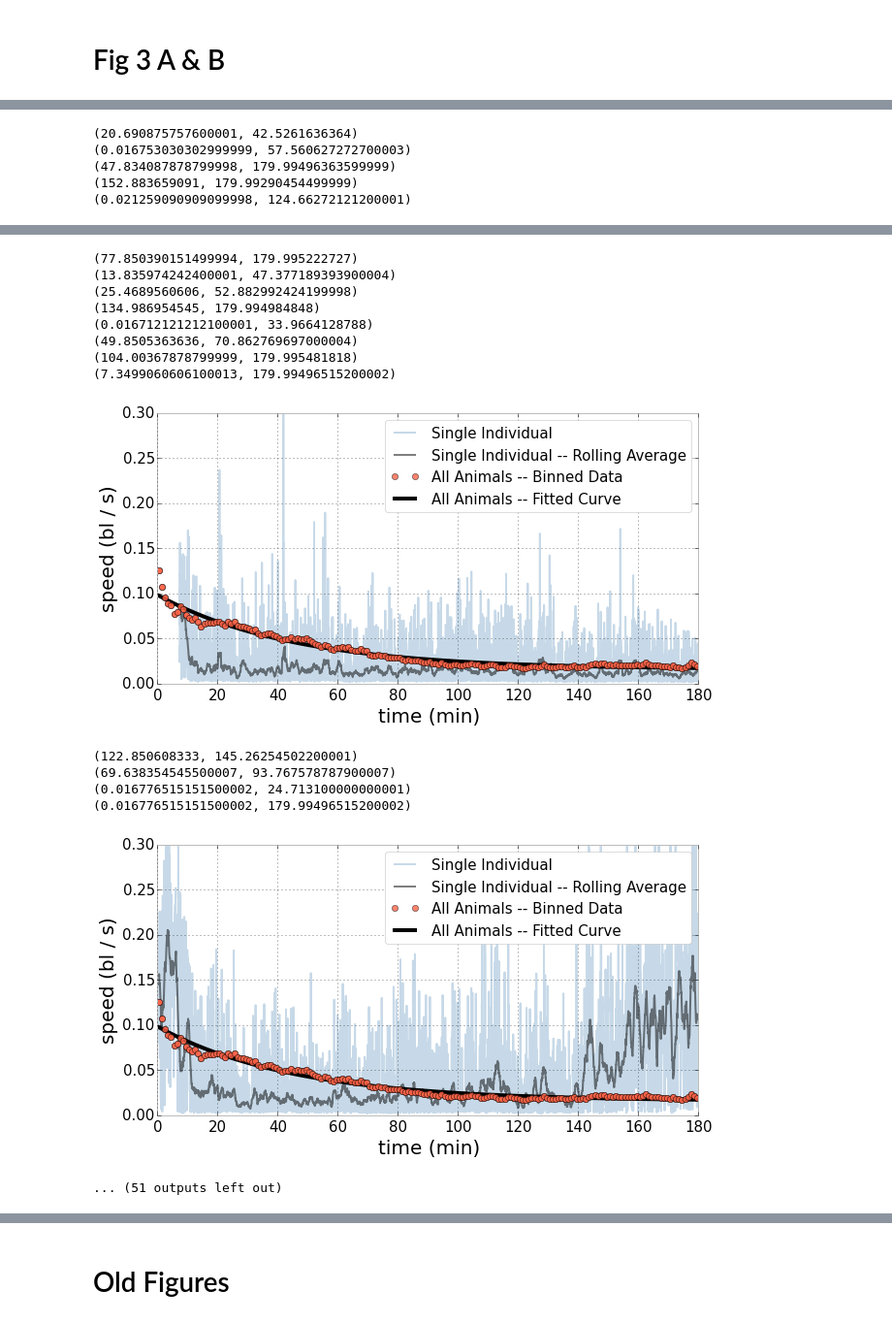
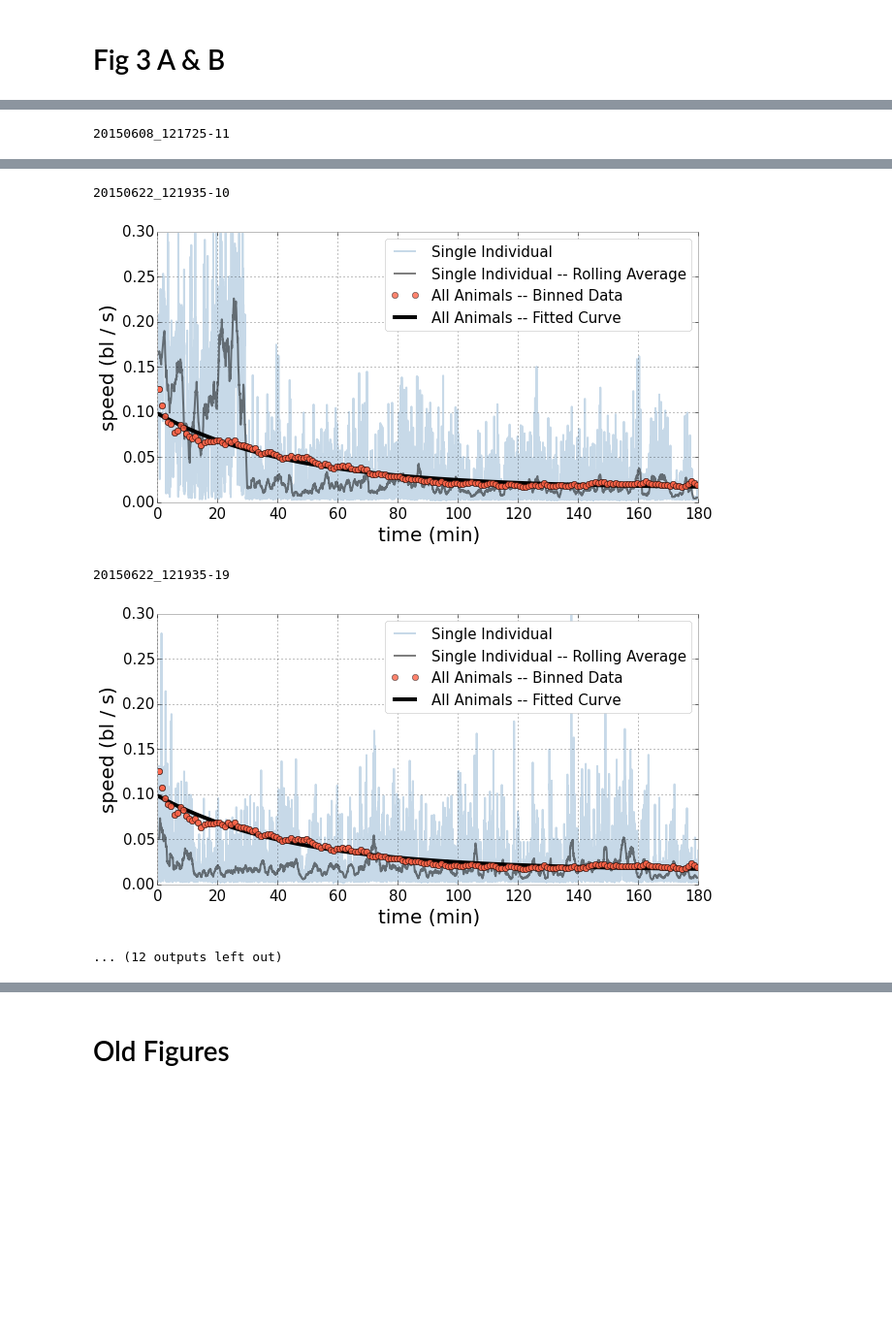
Before and after one commit to amarallab/waldo, a Jupyter notebook: workbooks/observation-time/observation_time2.ipynb, the cells around one changed output, grey strips where cells are left out. Shown at 97% size. Drawn from its saved outputs; the diff is of its cells as text; code cells hidden in the pictures; blank space fills up the shorter version.

Commit message:
modified workbooks for temp figure and observation time fig

```diff
--- a/workbooks/observation-time/observation_time2.ipynb
+++ b/workbooks/observation-time/observation_time2.ipynb
@@ -214,11 +263,14 @@ def clear_eid_caches(eids, data_type='behavior'):
         print(eid,bids)
 #clear_eid_caches(eids)
 # %%
+cuttoff_time = 30
+cuttoff_time = 90
+
 track_dfs = of.pull_tracks_for_eids(eids=eids, path=pl)
 tdfs = {}
 for bid in track_dfs:
     df = track_dfs[bid]
-    df = df[df['minutes'] >= 30].copy()
+    df = df[df['minutes'] >= cuttoff_time].copy()
 
     if df is None or not len(df):
         continue
@@ -252,7 +311,7 @@ keys = list(dfs.keys())
 # Fig 3.C
 ### pick suitable tracks for this windowsize
 # %%
-window_size= 2 * 60 * 60
+window_size= 1 * 60 * 60
 
 # pick track
 good_tracks = []
@@ -668,10 +746,8 @@ def plot_single_and_global_decay(track_dfs, fdf, params, track_id, save_as='eps'
         plt.savefig(savename)
     plt.show()
 
-
-
 track_dfs = dfs_full
-track_ids = list(dfs.keys())
+track_ids = list(dfs_full.keys())
 
 full_data = [df for bid,
              df in track_dfs.items()]
@@ -684,15 +760,17 @@ for track in track_ids:
     #print('track: {bid} \t| len:{l}'.format(bid=track, l=len(df)))
     #fig = plt.figure(figsize=(10, 1))
     start_time, end_time = min(df['minutes']), max(df['minutes'])
-    print(start_time, end_time)
-    if end_time - start_time < 120:
+    #print(start_time, end_time)
+
+    if end_time - start_time < 160:
         continue
-    if start_time > 10:
+    if start_time > 5:
         continue
     s = df['bl / s']
     if max(s) < 0.05:
         continue
 
     track_id = track
+    print(track_id)
     plot_single_and_global_decay(track_dfs, fdf, params, track_id, save_as='png')
 # %% [output]
@@ -728,5 +783 @@ for track in track_ids:
-(20.690875757600001, 42.5261636364)
-(0.016753030302999999, 57.560627272700003)
-(47.834087878799998, 179.99496363599999)
-(152.883659091, 179.99290454499999)
-(0.021259090909099998, 124.66272121200001)
+20150608_121725-11
@@ -734,15 +785,5 @@ for track in track_ids:
-(77.850390151499994, 179.995222727)
-(13.835974242400001, 47.377189393900004)
-(25.4689560606, 52.882992424199998)
-(134.986954545, 179.994984848)
-(0.016712121212100001, 33.9664128788)
-(49.8505363636, 70.862769697000004)
-(104.00367878799999, 179.995481818)
-(7.3499060606100013, 179.99496515200002)
+20150622_121935-10
-[figure, old version]
+[figure, new version]
-(122.850608333, 145.26254502200001)
-(69.638354545500007, 93.767578787900007)
-(0.016776515151500002, 24.713100000000001)
-(0.016776515151500002, 179.99496515200002)
+20150622_121935-19
-[figure, old version]
+[figure, new version]
-... (51 outputs left out)
+... (12 outputs left out)
```
Also changed, not shown: parts of 18 cells of this notebook, 2 other files.
